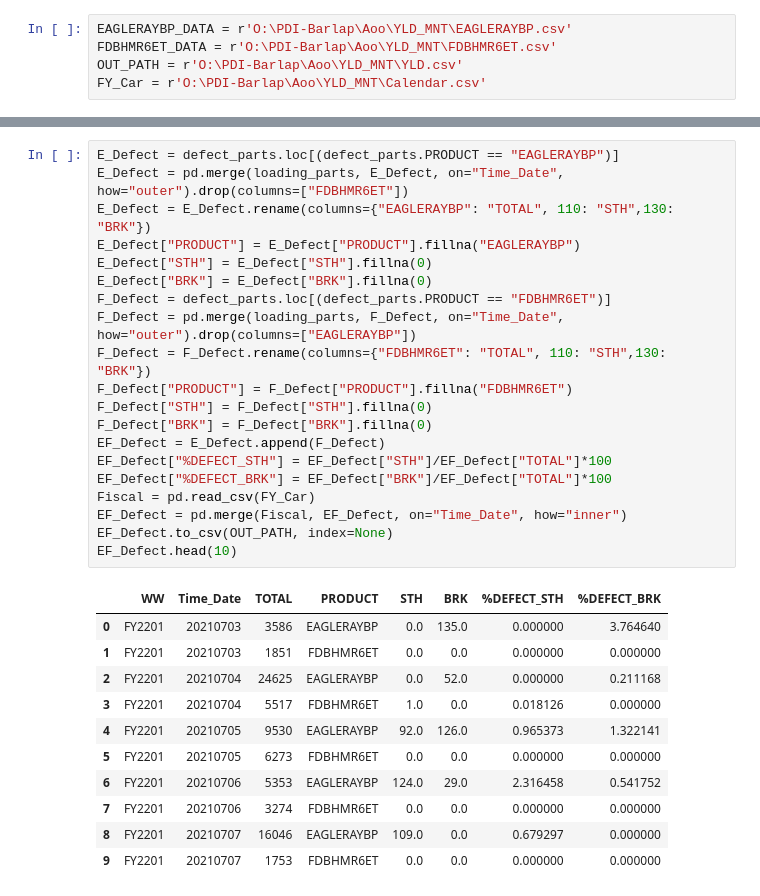
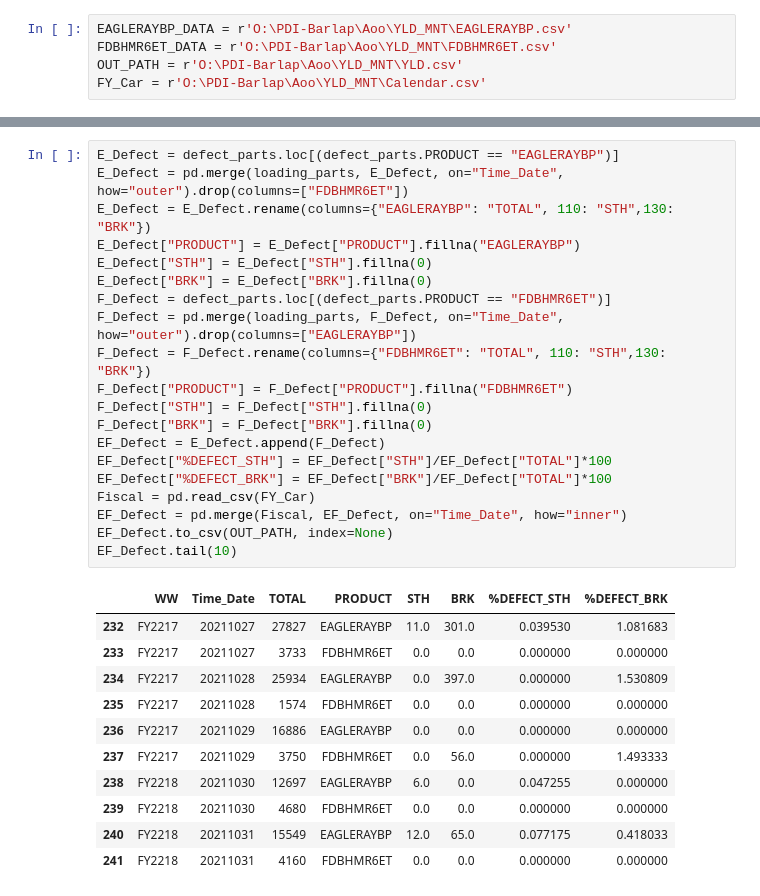
Before and after one commit to KRA-RIT/TEST, a Jupyter notebook: YLD_MNT.ipynb, the cells around one changed output, grey strips where cells are left out. Drawn from its saved outputs; the diff is of its cells as text.

```diff
--- a/YLD_MNT.ipynb
+++ b/YLD_MNT.ipynb
@@ -30,32 +54,32 @@ defect_parts = (pd.pivot_table(all, values='REASONQTY', index=['PRODUCT','Time_D
 # %%
 E_Defect = defect_parts.loc[(defect_parts.PRODUCT == "EAGLERAYBP")]
 E_Defect = pd.merge(loading_parts, E_Defect, on="Time_Date", how="outer").drop(columns=["FDBHMR6ET"])
 E_Defect = E_Defect.rename(columns={"EAGLERAYBP": "TOTAL", 110: "STH",130: "BRK"})
 E_Defect["PRODUCT"] = E_Defect["PRODUCT"].fillna("EAGLERAYBP")
 E_Defect["STH"] = E_Defect["STH"].fillna(0)
 E_Defect["BRK"] = E_Defect["BRK"].fillna(0)
 F_Defect = defect_parts.loc[(defect_parts.PRODUCT == "FDBHMR6ET")]
 F_Defect = pd.merge(loading_parts, F_Defect, on="Time_Date", how="outer").drop(columns=["EAGLERAYBP"])
 F_Defect = F_Defect.rename(columns={"FDBHMR6ET": "TOTAL", 110: "STH",130: "BRK"})
 F_Defect["PRODUCT"] = F_Defect["PRODUCT"].fillna("FDBHMR6ET")
 F_Defect["STH"] = F_Defect["STH"].fillna(0)
 F_Defect["BRK"] = F_Defect["BRK"].fillna(0)
 EF_Defect = E_Defect.append(F_Defect)
 EF_Defect["%DEFECT_STH"] = EF_Defect["STH"]/EF_Defect["TOTAL"]*100
 EF_Defect["%DEFECT_BRK"] = EF_Defect["BRK"]/EF_Defect["TOTAL"]*100
 Fiscal = pd.read_csv(FY_Car)
 EF_Defect = pd.merge(Fiscal, EF_Defect, on="Time_Date", how="inner")
 EF_Defect.to_csv(OUT_PATH, index=None)
-EF_Defect.head(10)
+EF_Defect.tail(10)
 # %% [output]
 |  | WW | Time_Date | TOTAL | PRODUCT | STH | BRK | %DEFECT_STH | %DEFECT_BRK |
-| 0 | FY2201 | 20210703 | 3586 | EAGLERAYBP | 0.0 | 135.0 | 0.000000 | 3.764640 |
-| 1 | FY2201 | 20210703 | 1851 | FDBHMR6ET | 0.0 | 0.0 | 0.000000 | 0.000000 |
-| 2 | FY2201 | 20210704 | 24625 | EAGLERAYBP | 0.0 | 52.0 | 0.000000 | 0.211168 |
-| 3 | FY2201 | 20210704 | 5517 | FDBHMR6ET | 1.0 | 0.0 | 0.018126 | 0.000000 |
-| 4 | FY2201 | 20210705 | 9530 | EAGLERAYBP | 92.0 | 126.0 | 0.965373 | 1.322141 |
-| 5 | FY2201 | 20210705 | 6273 | FDBHMR6ET | 0.0 | 0.0 | 0.000000 | 0.000000 |
-| 6 | FY2201 | 20210706 | 5353 | EAGLERAYBP | 124.0 | 29.0 | 2.316458 | 0.541752 |
-| 7 | FY2201 | 20210706 | 3274 | FDBHMR6ET | 0.0 | 0.0 | 0.000000 | 0.000000 |
-| 8 | FY2201 | 20210707 | 16046 | EAGLERAYBP | 109.0 | 0.0 | 0.679297 | 0.000000 |
-| 9 | FY2201 | 20210707 | 1753 | FDBHMR6ET | 0.0 | 0.0 | 0.000000 | 0.000000 |
+| 232 | FY2217 | 20211027 | 27827 | EAGLERAYBP | 11.0 | 301.0 | 0.039530 | 1.081683 |
+| 233 | FY2217 | 20211027 | 3733 | FDBHMR6ET | 0.0 | 0.0 | 0.000000 | 0.000000 |
+| 234 | FY2217 | 20211028 | 25934 | EAGLERAYBP | 0.0 | 397.0 | 0.000000 | 1.530809 |
+| 235 | FY2217 | 20211028 | 1574 | FDBHMR6ET | 0.0 | 0.0 | 0.000000 | 0.000000 |
+| 236 | FY2217 | 20211029 | 16886 | EAGLERAYBP | 0.0 | 0.0 | 0.000000 | 0.000000 |
+| 237 | FY2217 | 20211029 | 3750 | FDBHMR6ET | 0.0 | 56.0 | 0.000000 | 1.493333 |
+| 238 | FY2218 | 20211030 | 12697 | EAGLERAYBP | 6.0 | 0.0 | 0.047255 | 0.000000 |
+| 239 | FY2218 | 20211030 | 4680 | FDBHMR6ET | 0.0 | 0.0 | 0.000000 | 0.000000 |
+| 240 | FY2218 | 20211031 | 15549 | EAGLERAYBP | 12.0 | 65.0 | 0.077175 | 0.418033 |
+| 241 | FY2218 | 20211031 | 4160 | FDBHMR6ET | 0.0 | 0.0 | 0.000000 | 0.000000 |
```
Also changed, not shown: parts of 12 cells of this notebook, 3 other files.
